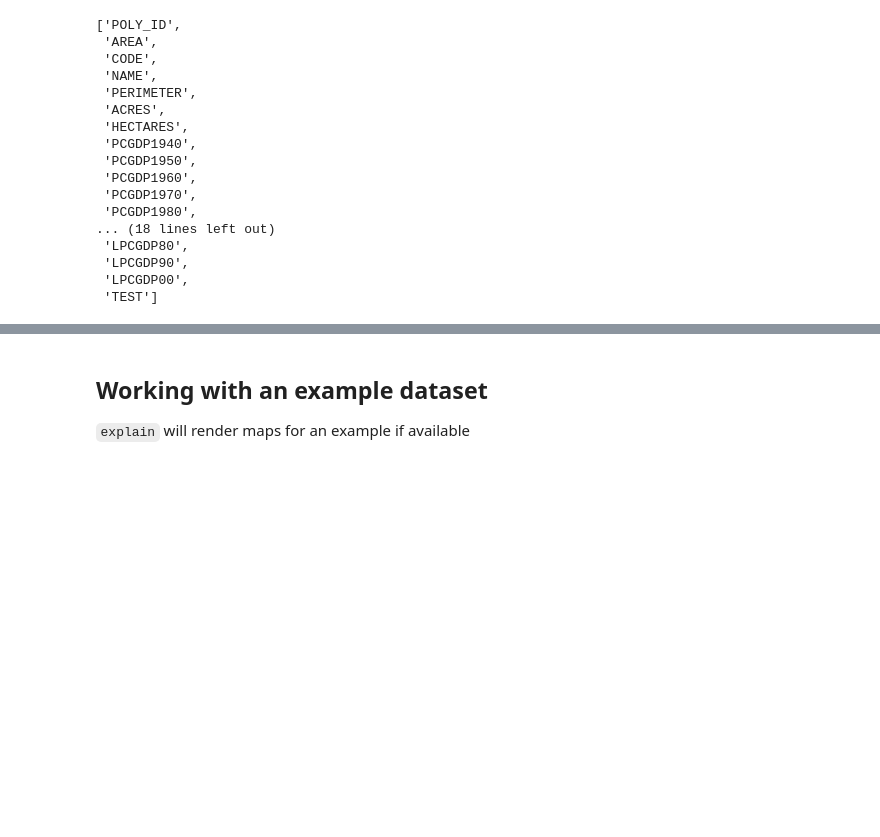
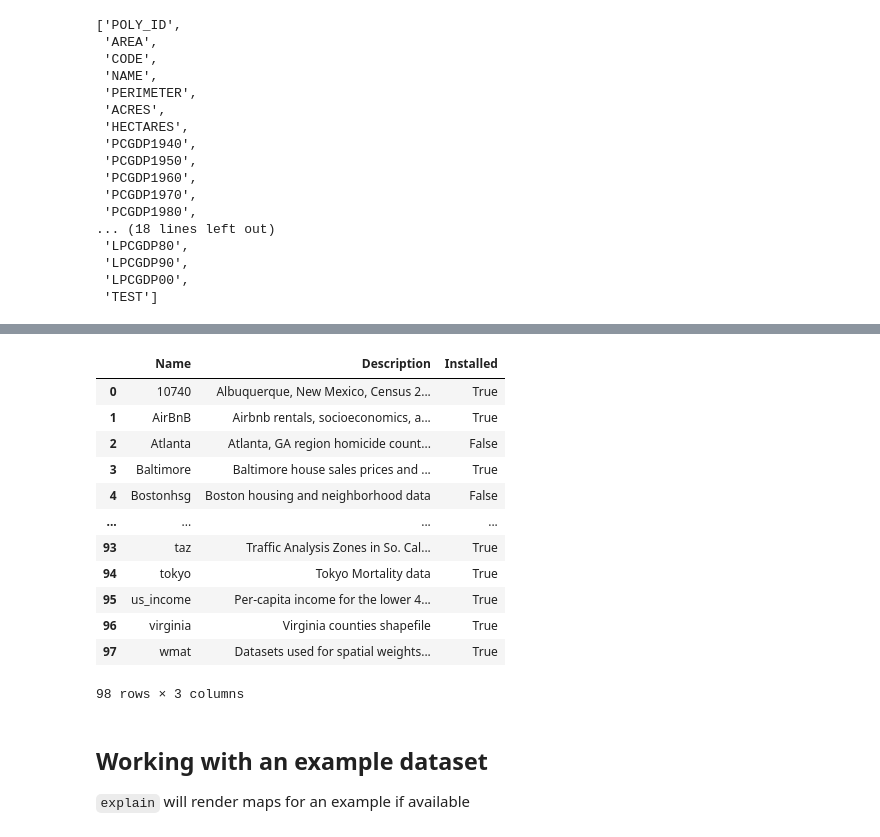
Before and after one commit to pysal/libpysal, a Jupyter notebook: notebooks/examples.ipynb, the cells around one changed output, grey strips where cells are left out. Cells and saved outputs as stored; diff of their text form; code cells hidden in the pictures; blank space fills up the shorter version.

Commit message:
ENH: more granularity in example handling

```diff
--- a/notebooks/examples.ipynb
+++ b/notebooks/examples.ipynb
@@ -69,0 +75,2 @@ Example not downloaded: Spirals
+# %%
+airbnb = libpysal.examples.load_example("AirBnB")
@@ -69,0 +87,2 @@ Example not downloaded: Spirals
+# %%
+libpysal.examples.load_example('dataset42')
@@ -69,0 +115,2 @@ Example not downloaded: Spirals
+# %%
+taz = libpysal.examples.load_example('taz')
@@ -69,0 +130,2 @@ Example not downloaded: Spirals
+# %%
+balt = libpysal.examples.load_example('Baltimore')
@@ -70,3 +134,19 @@ Example not downloaded: Spirals
+# %%
+libpysal.examples.available()
+# %% [output]
+|  | Name | Description | Installed |
+| 0 | 10740 | Albuquerque, New Mexico, Census 2... | True |
+| 1 | AirBnB | Airbnb rentals, socioeconomics, a... | True |
+| 2 | Atlanta | Atlanta, GA region homicide count... | False |
+| 3 | Baltimore | Baltimore house sales prices and ... | True |
+| 4 | Bostonhsg | Boston housing and neighborhood data | False |
+| ... | ... | ... | ... |
+| 93 | taz | Traffic Analysis Zones in So. Cal... | True |
+| 94 | tokyo | Tokyo Mortality data | True |
+| 95 | us_income | Per-capita income for the lower 4... | True |
+| 96 | virginia | Virginia counties shapefile | True |
+| 97 | wmat | Datasets used for spatial weights... | True |
+98 rows × 3 columns
 # %% [markdown]
 ## Working with an example dataset
 
```
Also changed, not shown: parts of 31 cells of this notebook, 6 other files.
